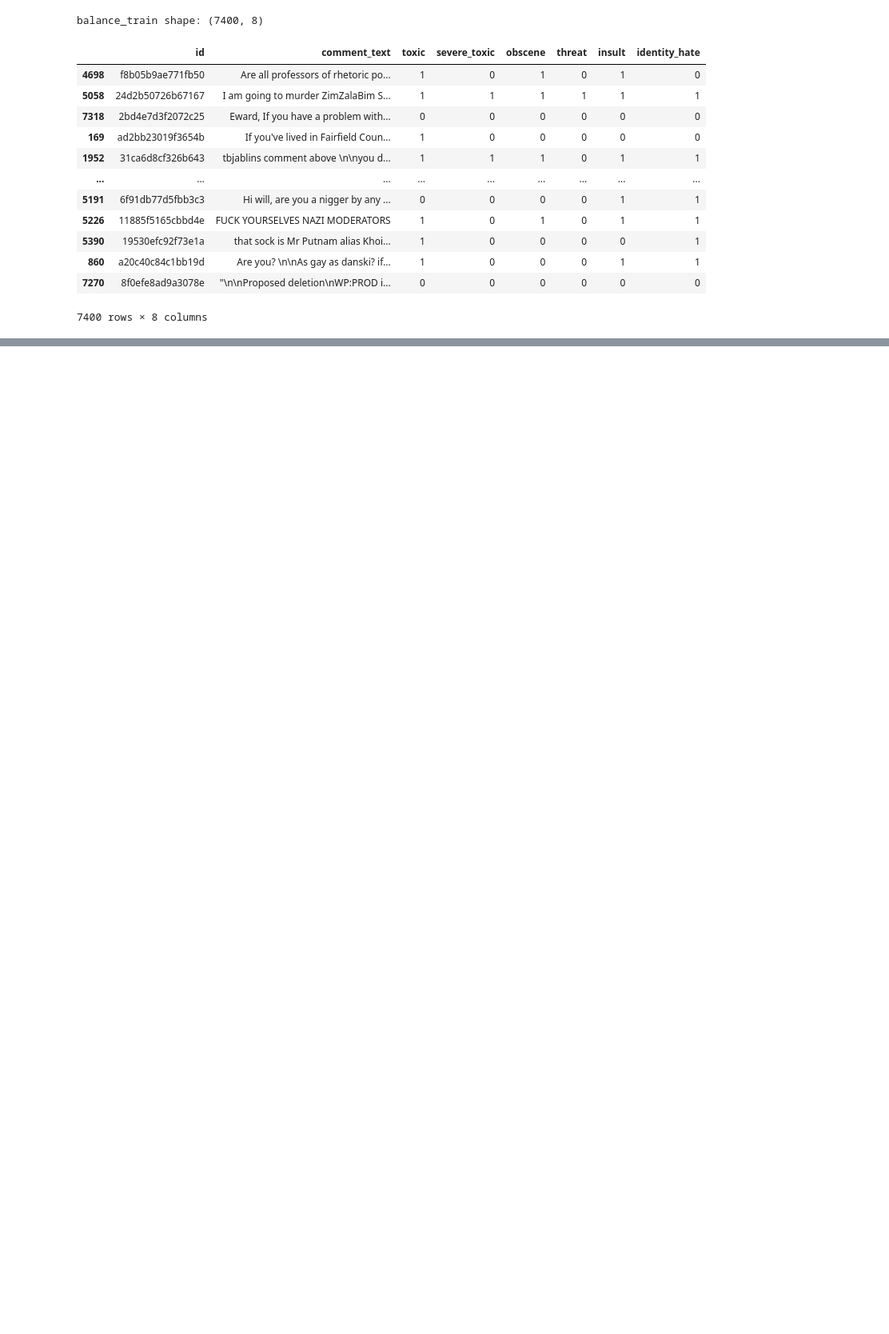
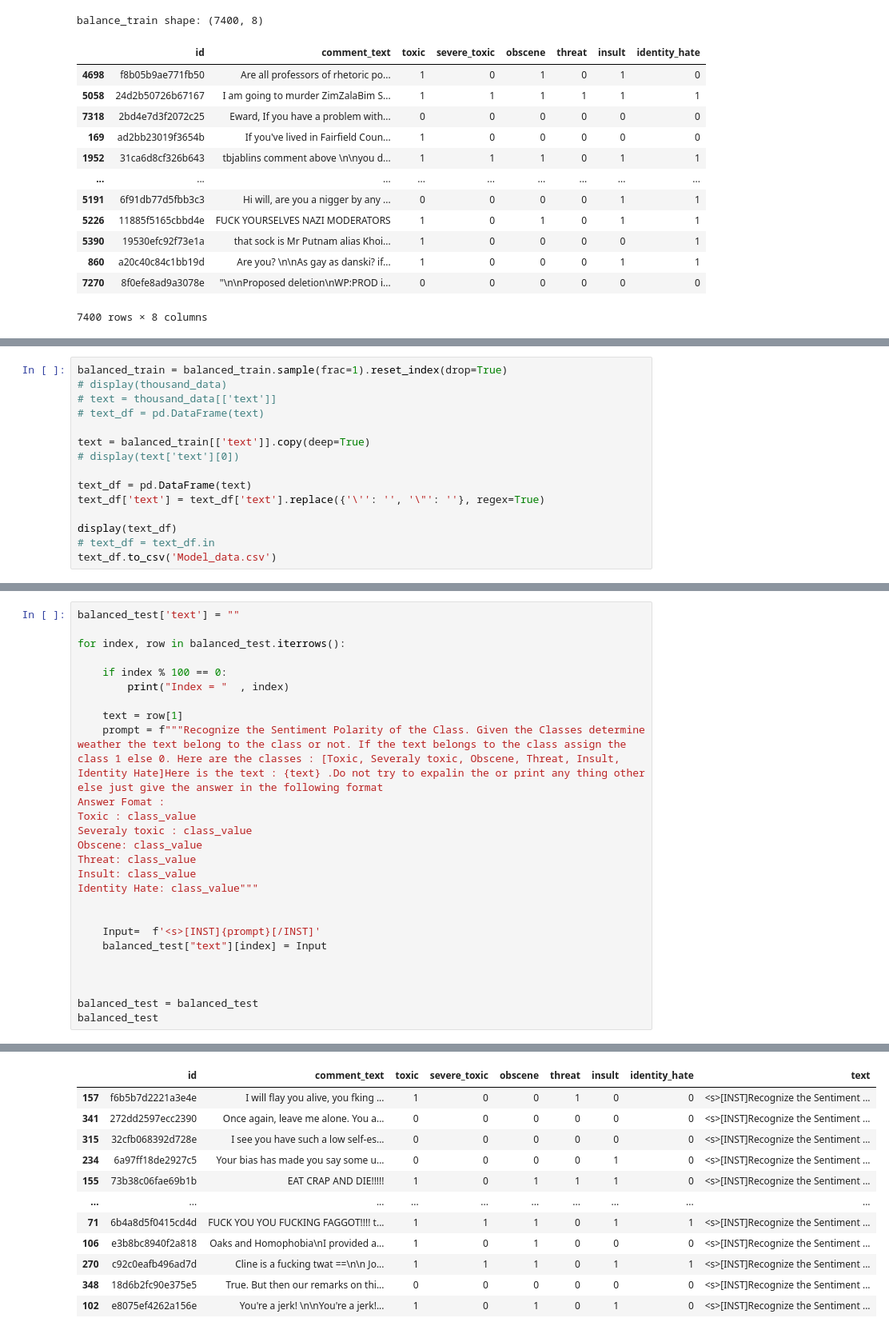
Before and after one commit to Hashmat02/Fine-Tuning-LLaMA-2-for-Toxicity-Classification, a Jupyter notebook: Notebook-1.1.ipynb, the cells around one changed output, grey strips where cells are left out. Shown at 80% size. Saved outputs shown, nothing was run; the diff lists cells and outputs as text; blank space fills up the shorter version.

```diff
--- a/Notebook-1.1.ipynb
+++ b/Notebook-1.1.ipynb
@@ -100,0 +257,15 @@ balance_train shape: (7400, 8)
+# %%
+balanced_train = balanced_train.sample(frac=1).reset_index(drop=True)
+# display(thousand_data)
+# text = thousand_data[['text']]
+# text_df = pd.DataFrame(text)
+
+text = balanced_train[['text']].copy(deep=True)
+# display(text['text'][0])
+
+text_df = pd.DataFrame(text)
+text_df['text'] = text_df['text'].replace({'\'': '', '\"': ''}, regex=True)
+
+display(text_df)
+# text_df = text_df.in
+text_df.to_csv('Model_data.csv')
@@ -100,0 +286,27 @@ balance_train shape: (7400, 8)
+# %%
+balanced_test['text'] = ""
+
+for index, row in balanced_test.iterrows():
+
+    if index % 100 == 0:
+        print("Index = "  , index)
+
+    text = row[1]
+    prompt = f"""Recognize the Sentiment Polarity of the Class. Given the Classes determine weather the text belong to the class or not. If the text belongs to the class assign the class 1 else 0. Here are the classes : [Toxic, Severaly toxic, Obscene, Threat, Insult, Identity Hate]Here is the text : {text} .Do not try to expalin the or print any thing other else just give the answer in the following format
+Answer Fomat :
+Toxic : class_value
+Severaly toxic : class_value
+Obscene: class_value
+Threat: class_value
+Insult: class_value
+Identity Hate: class_value"""
+
+
+    Input=  f'<s>[INST]{prompt}[/INST]'
+    balanced_test["text"][index] = Input
+
+
+
+balanced_test = balanced_test
+balanced_test
+# %% [output]
@@ -100,0 +321,12 @@ balance_train shape: (7400, 8)
+|  | id | comment_text | toxic | severe_toxic | obscene | threat | insult | identity_hate | text |
+| 157 | f6b5b7d2221a3e4e | I will flay you alive, you fking ... | 1 | 0 | 0 | 1 | 0 | 0 | <s>[INST]Recognize the Sentiment ... |
+| 341 | 272dd2597ecc2390 | Once again, leave me alone. You a... | 0 | 0 | 0 | 0 | 0 | 0 | <s>[INST]Recognize the Sentiment ... |
+| 315 | 32cfb068392d728e | I see you have such a low self-es... | 0 | 0 | 0 | 0 | 0 | 0 | <s>[INST]Recognize the Sentiment ... |
+| 234 | 6a97ff18de2927c5 | Your bias has made you say some u... | 0 | 0 | 0 | 0 | 1 | 0 | <s>[INST]Recognize the Sentiment ... |
+| 155 | 73b38c06fae69b1b | EAT CRAP AND DIE!!!!! | 1 | 0 | 1 | 1 | 1 | 0 | <s>[INST]Recognize the Sentiment ... |
+| ... | ... | ... | ... | ... | ... | ... | ... | ... | ... |
+| 71 | 6b4a8d5f0415cd4d | FUCK YOU YOU FUCKING FAGGOT!!!! t... | 1 | 1 | 1 | 0 | 1 | 1 | <s>[INST]Recognize the Sentiment ... |
+| 106 | e3b8bc8940f2a818 | Oaks and Homophobia\nI provided a... | 1 | 0 | 1 | 0 | 0 | 0 | <s>[INST]Recognize the Sentiment ... |
+| 270 | c92c0eafb496ad7d | Cline is a fucking twat ==\n\n Jo... | 1 | 1 | 1 | 0 | 1 | 1 | <s>[INST]Recognize the Sentiment ... |
+| 348 | 18d6b2fc90e375e5 | True. But then our remarks on thi... | 0 | 0 | 0 | 0 | 0 | 0 | <s>[INST]Recognize the Sentiment ... |
+| 102 | e8075ef4262a156e | You're a jerk! \n\nYou're a jerk!... | 1 | 0 | 1 | 0 | 1 | 0 | <s>[INST]Recognize the Sentiment ... |
```
Also changed, not shown: parts of 11 cells of this notebook.
